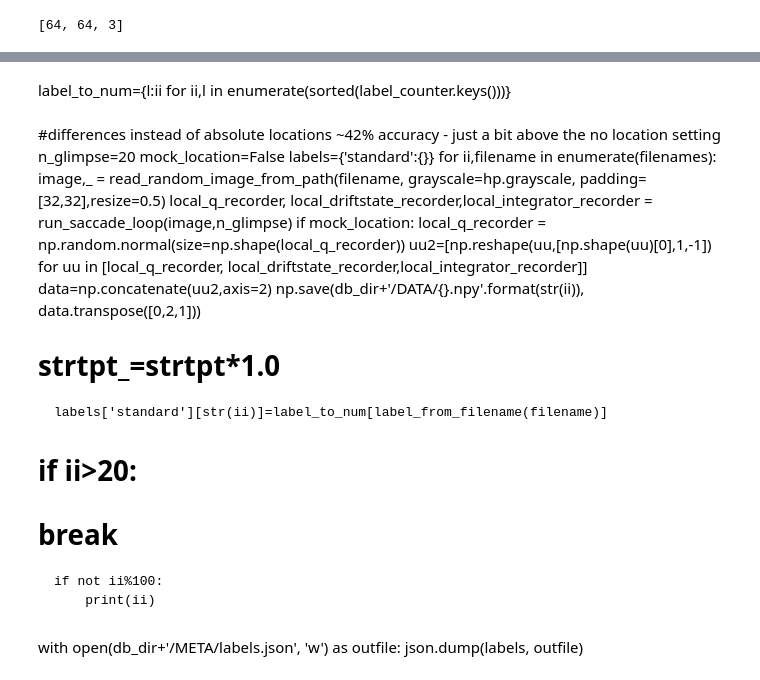
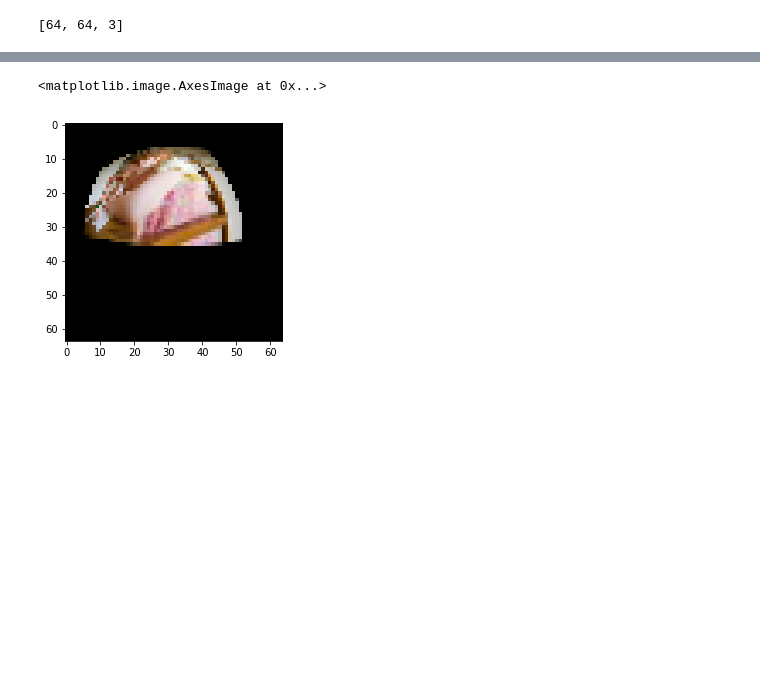
Before and after one commit to sashkarivkind/imagewalker, a Jupyter notebook: prep_saccade_color101.ipynb, the cells around one changed output, grey strips where cells are left out. Cells and saved outputs as stored; diff of their text form; code cells hidden in the pictures; blank space fills up the shorter version.

```diff
--- a/prep_saccade_color101.ipynb
+++ b/prep_saccade_color101.ipynb
@@ -41,6 +41,9 @@ hp.grayscale = False
 # hp.saccade_initial_network='saved_runs/run_saccader201.py_noname__try_resize_tau4__1616409975_993559_1/tempX_saccade.nwk'
 
 # hp.drift_initial_network= 'saved_runs/run_saccader201.py_noname__try_resize_tau4__1616409975_993559_1/tempX_drift.nwk'
+hp.saccade_initial_network='saved_runs/run_saccader301.py_noname__1617839305_319150_1//tempX_saccade.nwk'
+
+hp.drift_initial_network= 'saved_runs/run_saccader301.py_noname__1617839305_319150_1/tempX_drift.nwk'#
 nchannels = 1 if hp.grayscale else 3
 if not os.path.exists(hp.save_path):
     os.makedirs(hp.save_path)
@@ -72,7 +75,7 @@ def saccade_observer(sensor,drift_observation):
 def drift_state_for_saccade_observation(current_state, integrator_state):
     return integrator_state
 
-def drift_state_for_integrator(drift_net_state, abs_en=False,layer=3):
+def drift_state_for_integrator(drift_net_state, abs_en=False,layer=5):
     if abs_en:
         return np.abs(drift_net_state[layer])
     else:
@@ -338,28 +368,6 @@ scene.image.shape
 # %%
 plt.figure()
-plt.imshow(scene.image)
+plt.imshow(sensor.frame_view/256.)
+# %% [output]
+<matplotlib.image.AxesImage at 0x...>
+[figure, added]
-# %% [markdown]
-label_to_num={l:ii for ii,l in enumerate(sorted(label_counter.keys()))}
-# %% [markdown]
-#differences instead of absolute locations ~42% accuracy - just a bit above the no location setting
-n_glimpse=20
-mock_location=False
-labels={'standard':{}}
-for ii,filename in enumerate(filenames):
-    image,_ = read_random_image_from_path(filename, grayscale=hp.grayscale, padding=[32,32],resize=0.5)
-    local_q_recorder, local_driftstate_recorder,local_integrator_recorder = run_saccade_loop(image,n_glimpse)
-    if mock_location:
-        local_q_recorder = np.random.normal(size=np.shape(local_q_recorder))
-    uu2=[np.reshape(uu,[np.shape(uu)[0],1,-1]) for uu in [local_q_recorder, local_driftstate_recorder,local_integrator_recorder]]
-    data=np.concatenate(uu2,axis=2)
-    np.save(db_dir+'/DATA/{}.npy'.format(str(ii)),
-           data.transpose([0,2,1]))
-#     strtpt_=strtpt*1.0
-    labels['standard'][str(ii)]=label_to_num[label_from_filename(filename)]
-#     if ii>20:
-#         break
-    if not ii%100:
-        print(ii)
-# %% [markdown]
-with open(db_dir+'/META/labels.json', 'w') as outfile:
-    json.dump(labels, outfile)
```
Also changed, not shown: parts of 12 cells of this notebook, 8 other files.
